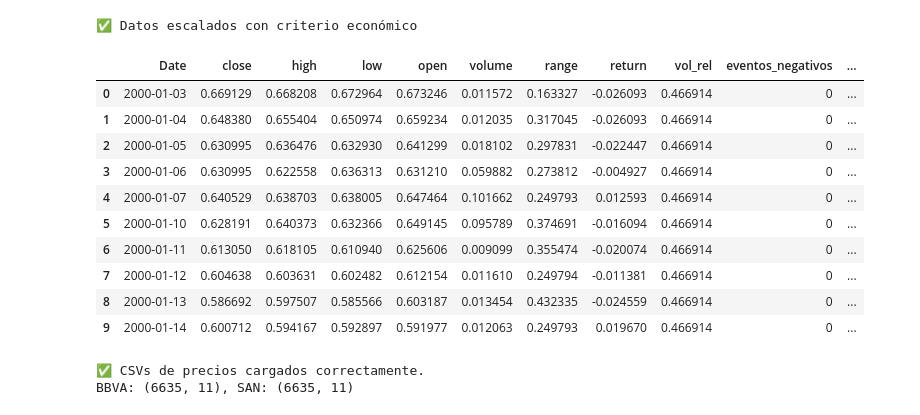
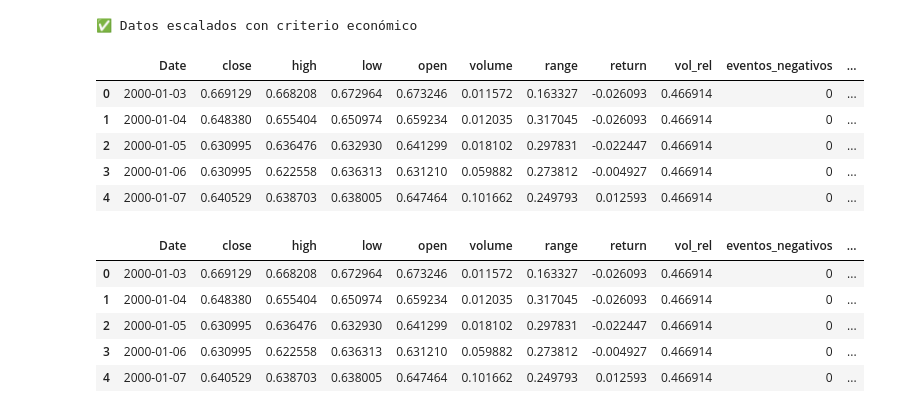
Before and after one commit to josean9/Caso02_Prediccion_BBVA_SANTANDER, a Jupyter notebook: notebooks/notebook2.ipynb, the cells around one changed output. Saved outputs shown, nothing was run; the diff lists cells and outputs as text; code cells hidden in the pictures.

```diff
--- a/notebooks/notebook2.ipynb
+++ b/notebooks/notebook2.ipynb
@@ -336,33 +337,49 @@ El dataset resultante (`df_final`) combina ahora información **técnica y macro
 ## ✅ En resumen
 El nuevo dataset está completamente preparado para el entrenamiento de la red neuronal LSTM, incluyendo información tanto **micro (propia del activo)** como **macro (entorno económico global)**.
 # %%
+import pandas as pd
+import numpy as np
+
 # ============================================================
 # 🧹 Limpieza avanzada de 'volume', 'range' y 'return'
 # ============================================================
 
 cols_to_check = ["volume", "range", "return"]
 
-# 1️⃣ Convertir a numérico (forzando errores a NaN)
+# 1️⃣ Asegurarnos de que todas las columnas existen
 for col in cols_to_check:
+    if col not in df_final.columns:
+        raise KeyError(f"La columna '{col}' no existe en el DataFrame.")
+
+# 2️⃣ Limpieza y conversión robusta a numérico
+for col in cols_to_check:
+    # Eliminar espacios y comas (por si hay valores tipo "1,000")
+    df_final[col] = (
+        df_final[col]
+        .astype(str)
+        .str.replace(",", ".", regex=False)
+        .str.replace(" ", "", regex=False)
+    )
+    # Convertir a float, forzando errores a NaN
     df_final[col] = pd.to_numeric(df_final[col], errors="coerce")
 
-# 2️⃣ Reemplazar ceros por NA para poder interpolar
-df_final[cols_to_check] = df_final[cols_to_check].replace(0, pd.NA)
+# 3️⃣ Reemplazar ceros por NA (para poder interpolar)
+df_final[cols_to_check] = df_final[cols_to_check].replace(0, np.nan)
 
-# 3️⃣ Interpolación lineal
+# 4️⃣ Interpolación lineal (solo columnas numéricas)
 df_final[cols_to_check] = df_final[cols_to_check].interpolate(method="linear")
 
-# 4️⃣ Rellenar huecos iniciales y finales
-df_final[cols_to_check] = df_final[cols_to_check].fillna(method="bfill").fillna(method="ffill")
+# 5️⃣ Rellenar huecos iniciales y finales con el valor más cercano
+df_final[cols_to_check] = df_final[cols_to_check].bfill().ffill()
 
-# 5️⃣ Verificación final
+# 6️⃣ Verificación final
 for col in cols_to_check:
     dtype = df_final[col].dtype
     missing = df_final[col].isna().sum()
     zeros = (df_final[col] == 0).sum()
     print(f"✅ {col}: dtype={dtype}, {missing} NA, {zeros} ceros")
 
-# 6️⃣ Muestra las primeras filas para inspección
+# 7️⃣ Vista previa
 print("\n🧾 Vista rápida tras limpieza:")
 print(df_final[cols_to_check].head(10))
 # %% [output]
@@ -424 +441,9 @@ Columns: [Date, close, high, low, open, volume, range, return, vol_rel, eventos_
 Index: []
+# %%
+# Crear columna binaria (1 = hay dividendo, 0 = no hay)
+df_final["dividends_f"] = np.where(df_final["dividends"] > 0, 1, 0)
+
+# Verificar los primeros valores
+print(df_final[["Date", "dividends_f", "dividends"]].head(15))
+#eliminar columna dividends
+df_final = df_final.drop(columns=["dividends"])
@@ -465,17 +507,22 @@ data[macro_vars] = data[macro_vars] / 10
 print("✅ Datos escalados con criterio económico")
 # %% [output]
 ✅ Datos escalados con criterio económico
+# %%
+#eliminar stock splits
+data = data.drop(columns=["stock splits"])
+# %% [output]
+|  | Date | close | high | low | open | volume | range | return | vol_rel | eventos_negativos | ... |
+| 0 | 2000-01-03 | 0.669129 | 0.668208 | 0.672964 | 0.673246 | 0.011572 | 0.163327 | -0.026093 | 0.466914 | 0 | ... |
+| 1 | 2000-01-04 | 0.648380 | 0.655404 | 0.650974 | 0.659234 | 0.012035 | 0.317045 | -0.026093 | 0.466914 | 0 | ... |
+| 2 | 2000-01-05 | 0.630995 | 0.636476 | 0.632930 | 0.641299 | 0.018102 | 0.297831 | -0.022447 | 0.466914 | 0 | ... |
+| 3 | 2000-01-06 | 0.630995 | 0.622558 | 0.636313 | 0.631210 | 0.059882 | 0.273812 | -0.004927 | 0.466914 | 0 | ... |
+| 4 | 2000-01-07 | 0.640529 | 0.638703 | 0.638005 | 0.647464 | 0.101662 | 0.249793 | 0.012593 | 0.466914 | 0 | ... |
 # %%
-data.head(10)
+data.head()
 # %% [output]
 |  | Date | close | high | low | open | volume | range | return | vol_rel | eventos_negativos | ... |
 | 0 | 2000-01-03 | 0.669129 | 0.668208 | 0.672964 | 0.673246 | 0.011572 | 0.163327 | -0.026093 | 0.466914 | 0 | ... |
 | 1 | 2000-01-04 | 0.648380 | 0.655404 | 0.650974 | 0.659234 | 0.012035 | 0.317045 | -0.026093 | 0.466914 | 0 | ... |
 | 2 | 2000-01-05 | 0.630995 | 0.636476 | 0.632930 | 0.641299 | 0.018102 | 0.297831 | -0.022447 | 0.466914 | 0 | ... |
 | 3 | 2000-01-06 | 0.630995 | 0.622558 | 0.636313 | 0.631210 | 0.059882 | 0.273812 | -0.004927 | 0.466914 | 0 | ... |
 | 4 | 2000-01-07 | 0.640529 | 0.638703 | 0.638005 | 0.647464 | 0.101662 | 0.249793 | 0.012593 | 0.466914 | 0 | ... |
-| 5 | 2000-01-10 | 0.628191 | 0.640373 | 0.632366 | 0.649145 | 0.095789 | 0.374691 | -0.016094 | 0.466914 | 0 | ... |
-| 6 | 2000-01-11 | 0.613050 | 0.618105 | 0.610940 | 0.625606 | 0.009099 | 0.355474 | -0.020074 | 0.466914 | 0 | ... |
-| 7 | 2000-01-12 | 0.604638 | 0.603631 | 0.602482 | 0.612154 | 0.011610 | 0.249794 | -0.011381 | 0.466914 | 0 | ... |
-| 8 | 2000-01-13 | 0.586692 | 0.597507 | 0.585566 | 0.603187 | 0.013454 | 0.432335 | -0.024559 | 0.466914 | 0 | ... |
-| 9 | 2000-01-14 | 0.600712 | 0.594167 | 0.592897 | 0.591977 | 0.012063 | 0.249793 | 0.019670 | 0.466914 | 0 | ... |
@@ -512,16 +528,0 @@ lookback = 30  # días de historia que "ve" la LSTM para predecir el día t
-# %%
-
-# ====================================================
-# --- 2. Cargar datasets de precios ---
-# ====================================================
-df_bbva = pd.read_csv("../data/csv/BBVA_features.csv", parse_dates=True, index_col=0)
-df_san  = pd.read_csv("../data/csv/SAN_features.csv", parse_dates=True, index_col=0)
-
-df_bbva.index = pd.to_datetime(df_bbva.index)
-df_san.index  = pd.to_datetime(df_san.index)
-
-print("\n✅ CSVs de precios cargados correctamente.")
-print(f"BBVA: {df_bbva.shape}, SAN: {df_san.shape}")
-# %% [output]
-✅ CSVs de precios cargados correctamente.
-BBVA: (6635, 11), SAN: (6635, 11)
```
Also changed, not shown: parts of 36 cells of this notebook, 7 other files.
